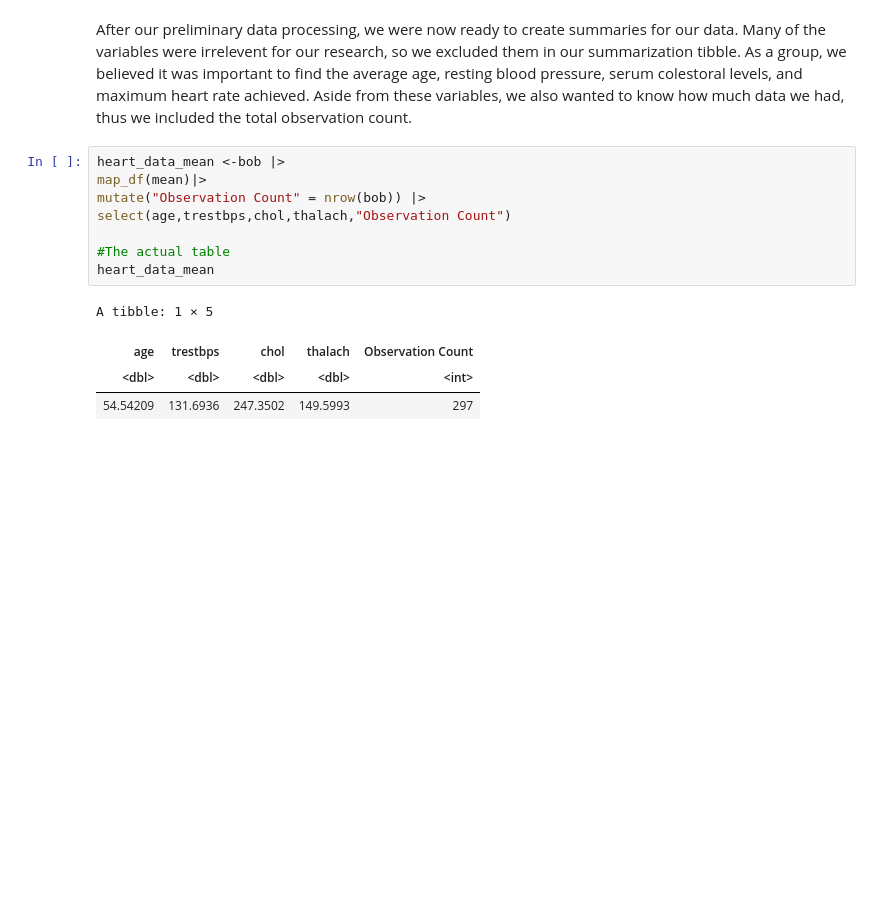
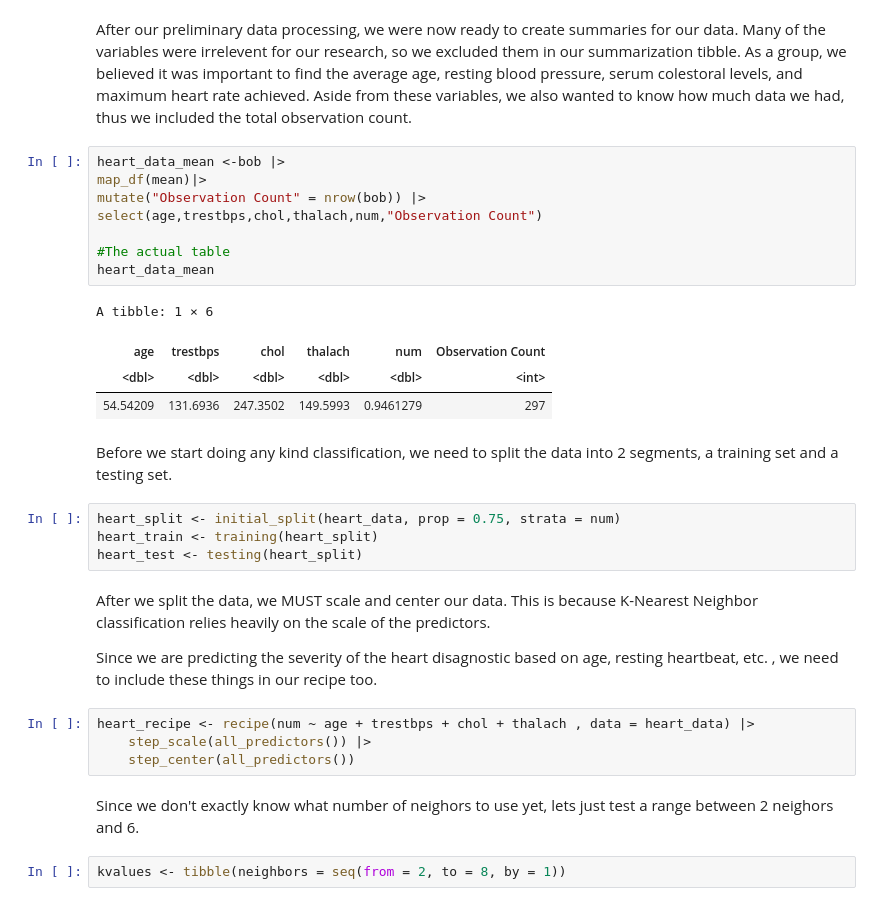
Before and after one commit to 000557A/DSCI-100-Project, a Jupyter notebook: Report.ipynb, the cells around one changed output. Saved outputs shown, nothing was run; the diff lists cells and outputs as text; blank space fills up the shorter version.

```diff
--- a/Report.ipynb
+++ b/Report.ipynb
@@ -89,16 +71,34 @@ dbl (15): ...1, age, sex, cp, trestbps, chol, fbs, restecg, thalach, exang, ...
 ℹ Specify the column types or set `show_col_types = FALSE` to quiet this message.
 # %% [markdown]
 After our preliminary data processing, we were now ready to create summaries for our data. Many of the variables were irrelevent for our research, so we excluded them in our summarization tibble. As a group, we believed it was important to find the average age, resting blood pressure, serum colestoral levels, and maximum heart rate achieved. Aside from these variables, we also wanted to know how much data we had, thus we included the total observation count.
-# %%
-heart_data_mean <-bob |>
-map_df(mean)|>
-mutate("Observation Count" = nrow(bob)) |>
-select(age,trestbps,chol,thalach,"Observation Count")
-
-#The actual table
-heart_data_mean
-# %% [output]
-A tibble: 1 × 5
-| age | trestbps | chol | thalach | Observation Count |
-| <dbl> | <dbl> | <dbl> | <dbl> | <int> |
-| 54.54209 | 131.6936 | 247.3502 | 149.5993 | 297 |
+# %%
+heart_data_mean <-bob |>
+map_df(mean)|>
+mutate("Observation Count" = nrow(bob)) |>
+select(age,trestbps,chol,thalach,num,"Observation Count")
+
+#The actual table
+heart_data_mean
+# %% [output]
+A tibble: 1 × 6
+| age | trestbps | chol | thalach | num | Observation Count |
+| <dbl> | <dbl> | <dbl> | <dbl> | <dbl> | <int> |
+| 54.54209 | 131.6936 | 247.3502 | 149.5993 | 0.9461279 | 297 |
+# %% [markdown]
+Before we start doing any kind classification, we need to split the data into 2 segments, a training set and a testing set.
+# %%
+heart_split <- initial_split(heart_data, prop = 0.75, strata = num)
+heart_train <- training(heart_split)
+heart_test <- testing(heart_split)
+# %% [markdown]
+After we split the data, we MUST scale and center our data. This is because K-Nearest Neighbor classification relies heavily on the scale of the predictors.
+
+Since we are predicting the severity of the heart disagnostic based on age, resting heartbeat, etc. , we need to include these things in our recipe too.
+# %%
+heart_recipe <- recipe(num ~ age + trestbps + chol + thalach , data = heart_data) |>
+    step_scale(all_predictors()) |>
+    step_center(all_predictors())
+# %% [markdown]
+Since we don't exactly know what number of neighors to use yet, lets just test a range between 2 neighors and 6.
+# %%
+kvalues <- tibble(neighbors = seq(from = 2, to = 8, by = 1))
```
Also changed, not shown: parts of 9 cells of this notebook.
